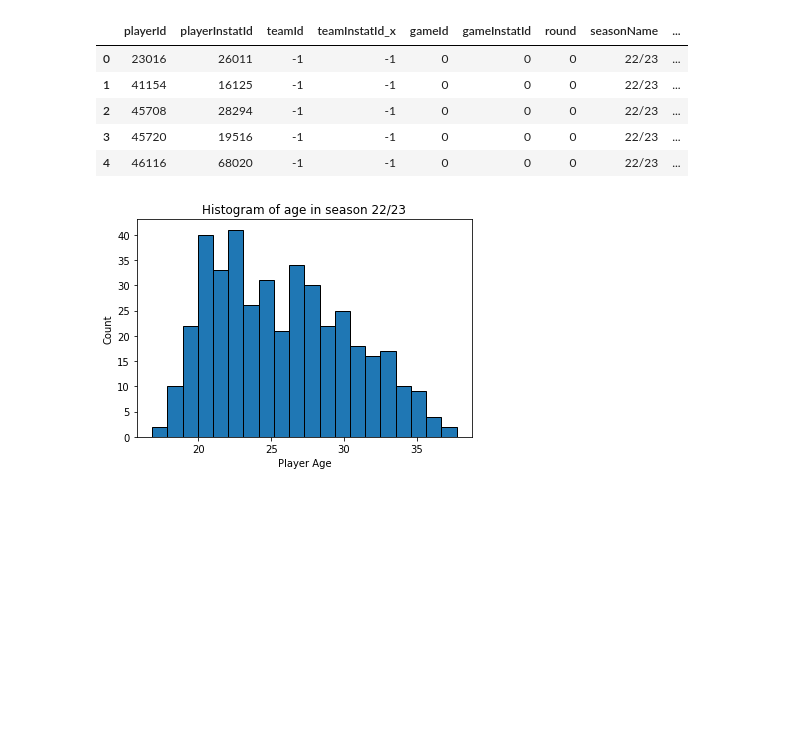
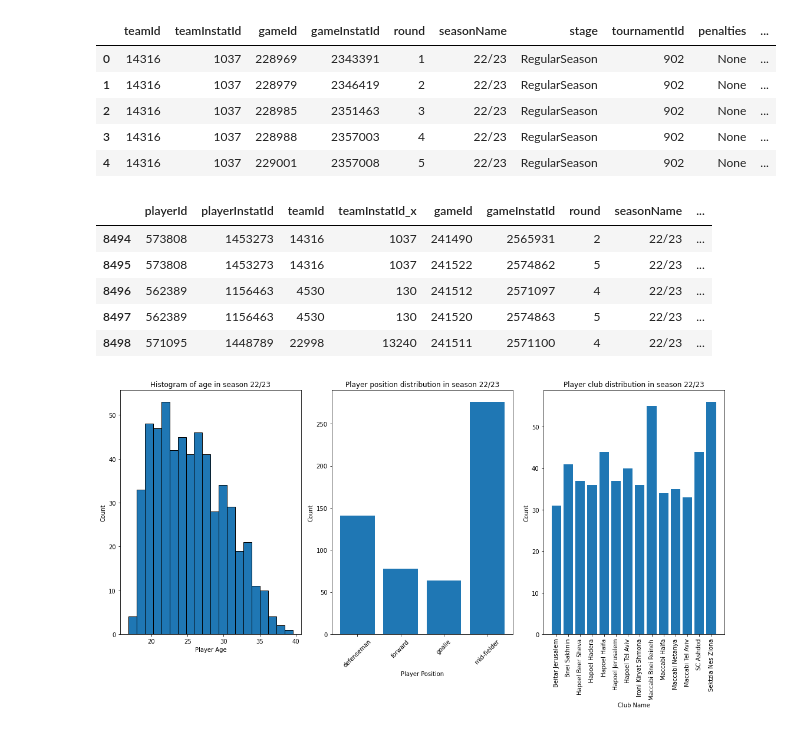
Before and after one commit to itayhadash/projects_with_R_and_Python, a Jupyter notebook: Web_Scraping.ipynb, the cells around one changed output. Cells and saved outputs as stored; diff of their text form; code cells hidden in the pictures; blank space fills up the shorter version.

```diff
--- a/Web_Scraping.ipynb
+++ b/Web_Scraping.ipynb
@@ -33,0 +64,6 @@ df_club_id = js_to_df(club_id)
+# %%
+# select relevat data and find na
+df_player_filter = df_player_id.loc[:,['name','stringBirthDate','position','instatId','teamInstatId']].rename(columns={'instatId':'playerInstatId'}).reset_index(drop=True)
+msno.matrix(df_player_filter)
+plt.show()
+df_player_filter[df_player_filter.isnull().any(axis=1)]
@@ -34,6 +75,12 @@ df_club_id = js_to_df(club_id)
+# %%
+df_player_filter.loc[423,"stringBirthDate"]= "2002-01-01"
+df_player_filter.loc[491,"stringBirthDate"]= "2004-01-01"
+df_player_filter.stringBirthDate = pd.to_datetime(df_player_filter.stringBirthDate)
+df_player_filter['player_age']= (pd.to_datetime("2023") - df_player_filter.stringBirthDate)/np.timedelta64(1, 'Y')
 # %%
-# select relevat data
-df_player_filter = df_player_id.loc[:,['name','stringBirthDate','position','instatId','teamInstatId']].rename(columns={'instatId':'playerInstatId'})
-df_club_filter=df_club_id[df_club_id['leagueId']==902].loc[:,['name','hebrewName','hebrewCoachName','instatId']].rename(columns={'instatId':'teamInstatId','name':"team_name"})
-df_player_filter.teamInstatId = df_player_filter.teamInstatId.astype("int")
-df_club_filter.teamInstatId = df_club_filter.teamInstatId.astype("int")
+# select relevat data and find na
+df_club_filter=df_club_id[df_club_id['leagueId']==902].loc[:,['name','hebrewName','hebrewCoachName','instatId']].rename(columns={'instatId':'teamInstatId','name':"team_name"}).reset_index(drop=True)
+msno.matrix(df_club_filter)
+plt.show()
+df_club_filter.loc[11,"hebrewCoachName"]="זיו אריה"
+df_club_filter.loc[13,"hebrewCoachName"]="שרון מימר"
@@ -46,19 +94,45 @@ df_player_data_comp['player_age']=(pd.to_datetime("2023") - df_player_data_comp.
+# %%
+# Create a stat data frame by player and team
+df_player_season_data=df_player_season_data.merge(df_player_team,on="playerInstatId").iloc[:,5:]
+df_team_season_data= df_team_season_data.merge(df_player_team.loc[:,["hebrewName","hebrewCoachName","team_name",'teamInstatId']].drop_duplicates(ignore_index=True),on="teamInstatId").iloc[:,7:]
 # %%
 # Results
-display(df_player_data_comp.iloc[:,5:].head())
+display(df_team_season_data.head())
+display(df_player_season_data.tail())
 # %% [output]
-|  | playerId | playerInstatId | teamId | teamInstatId_x | gameId | gameInstatId | round | seasonName | ... |
-| 0 | 23016 | 26011 | -1 | -1 | 0 | 0 | 0 | 22/23 | ... |
-| 1 | 41154 | 16125 | -1 | -1 | 0 | 0 | 0 | 22/23 | ... |
-| 2 | 45708 | 28294 | -1 | -1 | 0 | 0 | 0 | 22/23 | ... |
-| 3 | 45720 | 19516 | -1 | -1 | 0 | 0 | 0 | 22/23 | ... |
-| 4 | 46116 | 68020 | -1 | -1 | 0 | 0 | 0 | 22/23 | ... |
+|  | teamId | teamInstatId | gameId | gameInstatId | round | seasonName | stage | tournamentId | penalties | ... |
+| 0 | 14316 | 1037 | 228969 | 2343391 | 1 | 22/23 | RegularSeason | 902 | None | ... |
+| 1 | 14316 | 1037 | 228979 | 2346419 | 2 | 22/23 | RegularSeason | 902 | None | ... |
+| 2 | 14316 | 1037 | 228985 | 2351463 | 3 | 22/23 | RegularSeason | 902 | None | ... |
+| 3 | 14316 | 1037 | 228988 | 2357003 | 4 | 22/23 | RegularSeason | 902 | None | ... |
+| 4 | 14316 | 1037 | 229001 | 2357008 | 5 | 22/23 | RegularSeason | 902 | None | ... |
+|  | playerId | playerInstatId | teamId | teamInstatId_x | gameId | gameInstatId | round | seasonName | ... |
+| 8494 | 573808 | 1453273 | 14316 | 1037 | 241490 | 2565931 | 2 | 22/23 | ... |
+| 8495 | 573808 | 1453273 | 14316 | 1037 | 241522 | 2574862 | 5 | 22/23 | ... |
+| 8496 | 562389 | 1156463 | 4530 | 130 | 241512 | 2571097 | 4 | 22/23 | ... |
+| 8497 | 562389 | 1156463 | 4530 | 130 | 241520 | 2574863 | 5 | 22/23 | ... |
+| 8498 | 571095 | 1448789 | 22998 | 13240 | 241511 | 2571100 | 4 | 22/23 | ... |
-# %%
-# Example, plot the Histogram of playes age in this season
-plt.hist(df_player_data_comp['player_age'],edgecolor="black",bins=20)
-plt.title("Histogram of age in season 22/23")
-plt.ylabel("Count")
-plt.xlabel("Player Age")
-plt.show()
-# %% [output]
-[figure, removed]
+# %%
+# Example, Expolratory Data analysis
+fig,ax = plt.subplots(1,3,figsize=(15,8))
+ax[0].hist(df_player_team['player_age'],edgecolor="black",bins=20)
+ax[0].set_title("Histogram of age in season 22/23")
+ax[0].set_ylabel("Count")
+ax[0].set_xlabel("Player Age")
+
+ax[1].bar(height=df_player_team.groupby("position").size(),x=list(df_player_team.groupby("position").size().index))
+ax[1].set_title("Player position distribution in season 22/23")
+ax[1].set_ylabel("Count")
+ax[1].set_xlabel("Player Position")
+ax[1].set_xticklabels(labels=list(df_player_filter.groupby("position").size().index),rotation=45)
+
+ax[2].bar(height=df_player_team.groupby("team_name").size(),x=list(df_player_team.groupby("team_name").size().index))
+ax[2].set_title("Player club distribution in season 22/23")
+ax[2].set_ylabel("Count")
+ax[2].set_xlabel("Club Name")
+ax[2].set_xticklabels(labels=list(df_player_team.groupby("team_name").size().index),rotation=90)
+
+plt.tight_layout()
+plt.show()
+# %% [output]
+[figure, added]
```
Also changed, not shown: parts of 13 cells of this notebook, 1 other file.
